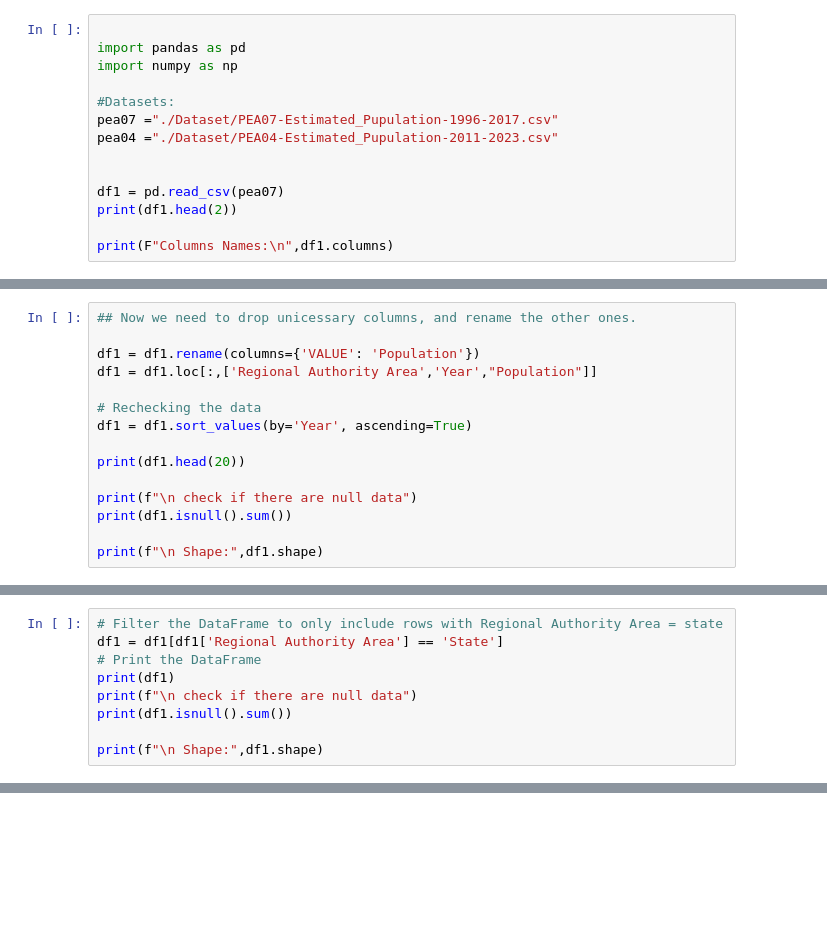
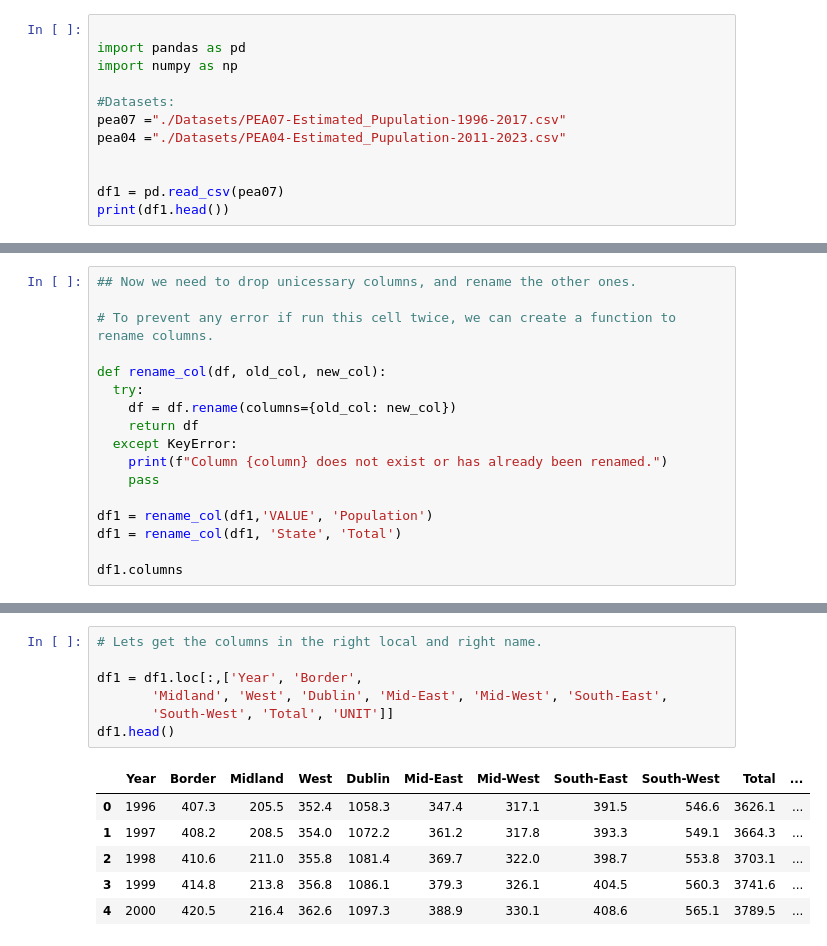
Before and after one commit to jmdtanalyst/MSC_DA_CA1, a Jupyter notebook: MSC_DA_CA1_Jose_Mario.ipynb, the cells around one changed output, grey strips where cells are left out. Drawn from its saved outputs; the diff is of its cells as text; blank space fills up the shorter version.

```diff
--- a/MSC_DA_CA1_Jose_Mario.ipynb
+++ b/MSC_DA_CA1_Jose_Mario.ipynb
@@ -7,12 +7,10 @@ import pandas as pd
 import numpy as np
 
 #Datasets:
-pea07 ="./Dataset/PEA07-Estimated_Pupulation-1996-2017.csv"
-pea04 ="./Dataset/PEA04-Estimated_Pupulation-2011-2023.csv"
+pea07 ="./Datasets/PEA07-Estimated_Pupulation-1996-2017.csv"
+pea04 ="./Datasets/PEA04-Estimated_Pupulation-2011-2023.csv"
 
 
 df1 = pd.read_csv(pea07)
-print(df1.head(2))
-
-print(F"Columns Names:\n",df1.columns)
+print(df1.head())
 # %% [output]
@@ -30,16 +45,18 @@ Columns Names:
 # %%
 ## Now we need to drop unicessary columns, and rename the other ones.
 
-df1 = df1.rename(columns={'VALUE': 'Population'})
-df1 = df1.loc[:,['Regional Authority Area','Year',"Population"]]
+# To prevent any error if run this cell twice, we can create a function to rename columns.
 
-# Rechecking the data
-df1 = df1.sort_values(by='Year', ascending=True)
+def rename_col(df, old_col, new_col):
+  try:
+    df = df.rename(columns={old_col: new_col})
+    return df
+  except KeyError:
+    print(f"Column {column} does not exist or has already been renamed.")
+    pass
 
-print(df1.head(20))
+df1 = rename_col(df1,'VALUE', 'Population')
+df1 = rename_col(df1, 'State', 'Total')
 
-print(f"\n check if there are null data")
-print(df1.isnull().sum())
-
-print(f"\n Shape:",df1.shape)
+df1.columns
 # %% [output]
@@ -65,9 +66,0 @@ dtype: int64
-# %%
-# Filter the DataFrame to only include rows with Regional Authority Area = state
-df1 = df1[df1['Regional Authority Area'] == 'State']
-# Print the DataFrame
-print(df1)
-print(f"\n check if there are null data")
-print(df1.isnull().sum())
-
-print(f"\n Shape:",df1.shape)
@@ -124,0 +67,14 @@ print(df1)
+# %%
+# Lets get the columns in the right local and right name.
+
+df1 = df1.loc[:,['Year', 'Border',
+       'Midland', 'West', 'Dublin', 'Mid-East', 'Mid-West', 'South-East',
+       'South-West', 'Total', 'UNIT']]
+df1.head()
+# %% [output]
+|  | Year | Border | Midland | West | Dublin | Mid-East | Mid-West | South-East | South-West | Total | ... |
+| 0 | 1996 | 407.3 | 205.5 | 352.4 | 1058.3 | 347.4 | 317.1 | 391.5 | 546.6 | 3626.1 | ... |
+| 1 | 1997 | 408.2 | 208.5 | 354.0 | 1072.2 | 361.2 | 317.8 | 393.3 | 549.1 | 3664.3 | ... |
+| 2 | 1998 | 410.6 | 211.0 | 355.8 | 1081.4 | 369.7 | 322.0 | 398.7 | 553.8 | 3703.1 | ... |
+| 3 | 1999 | 414.8 | 213.8 | 356.8 | 1086.1 | 379.3 | 326.1 | 404.5 | 560.3 | 3741.6 | ... |
+| 4 | 2000 | 420.5 | 216.4 | 362.6 | 1097.3 | 388.9 | 330.1 | 408.6 | 565.1 | 3789.5 | ... |
```
Also changed, not shown: parts of 25 cells of this notebook, 13 other files.
